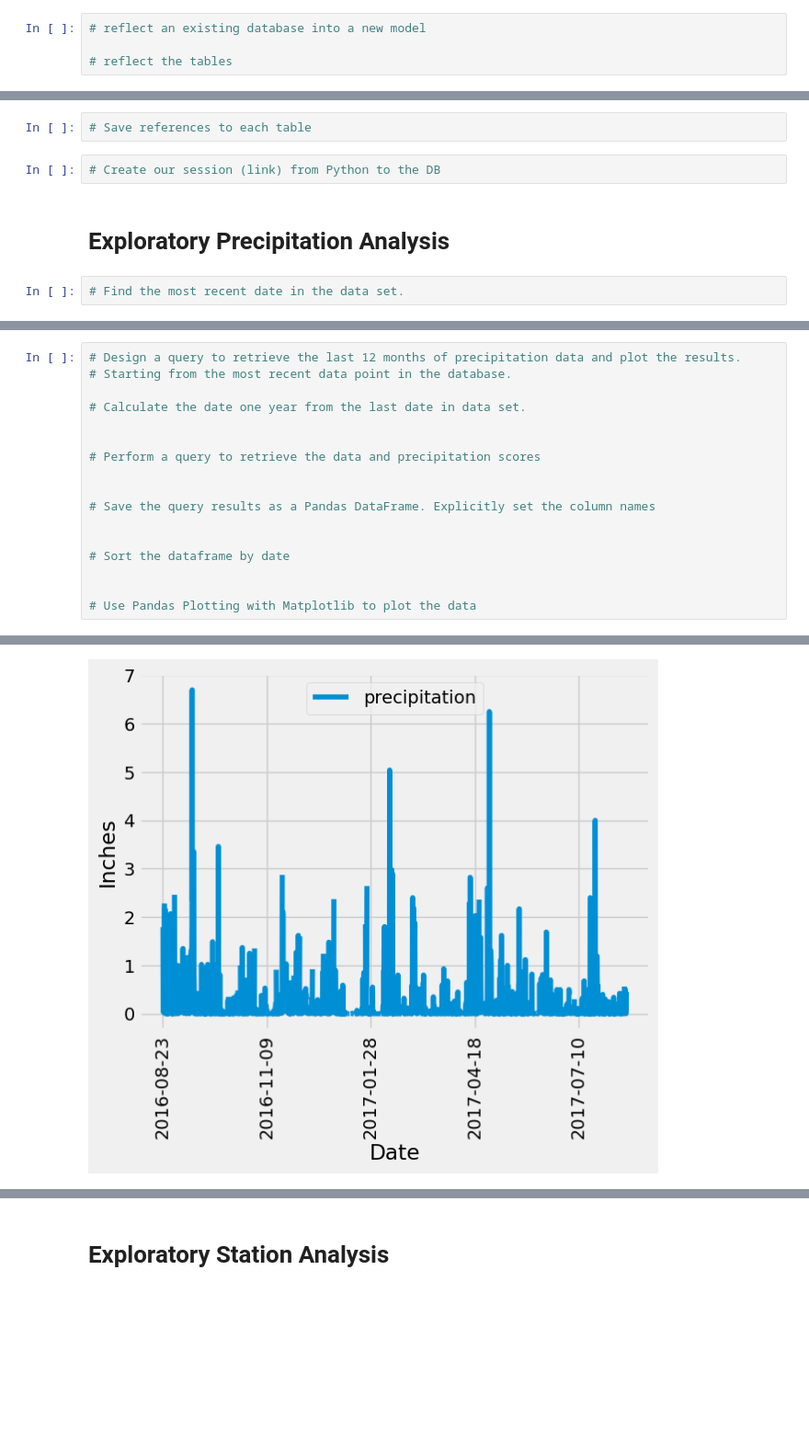
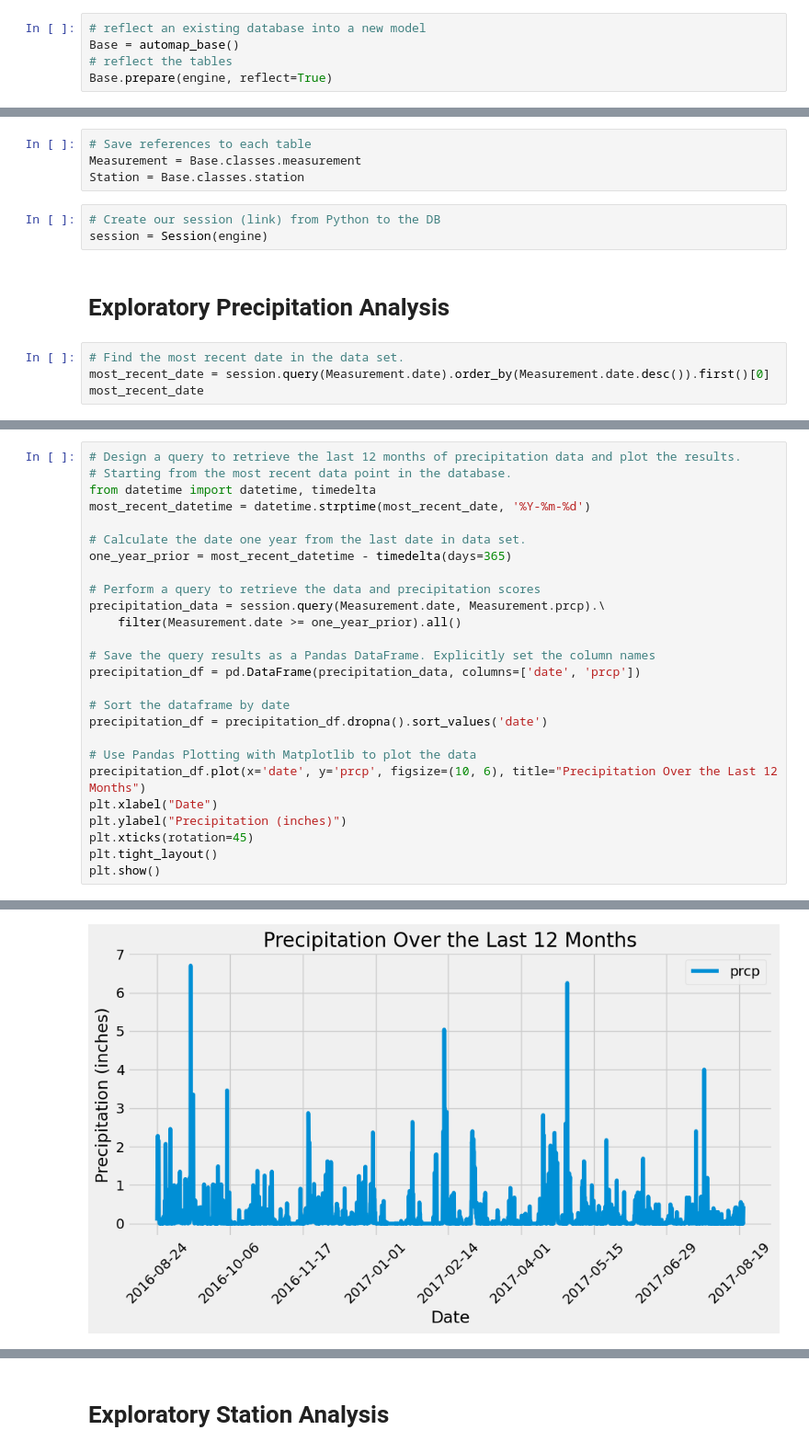
Before and after one commit to ethanshipman/sqlalchemy-challenge, a Jupyter notebook: SurfsUp/climate_starter.ipynb, the cells around one changed output, grey strips where cells are left out. Shown at 92% size. Cells and saved outputs as stored; diff of their text form; blank space fills up the shorter version.

```diff
--- a/SurfsUp/climate_starter.ipynb
+++ b/SurfsUp/climate_starter.ipynb
@@ -20,8 +20,9 @@ from sqlalchemy import create_engine, func
 engine = create_engine("sqlite:///Resources/hawaii.sqlite")
 # %%
 # reflect an existing database into a new model
-
+Base = automap_base()
 # reflect the tables
+Base.prepare(engine, reflect=True)
 # %%
 # View all of the classes that automap found
 # %% [output]
@@ -29,9 +30,14 @@ engine = create_engine("sqlite:///Resources/hawaii.sqlite")
 # %%
 # Save references to each table
+Measurement = Base.classes.measurement
+Station = Base.classes.station
 # %%
 # Create our session (link) from Python to the DB
+session = Session(engine)
 # %% [markdown]
 # Exploratory Precipitation Analysis
 # %%
 # Find the most recent date in the data set.
+most_recent_date = session.query(Measurement.date).order_by(Measurement.date.desc()).first()[0]
+most_recent_date
 # %% [output]
@@ -39,18 +45,27 @@ engine = create_engine("sqlite:///Resources/hawaii.sqlite")
 # %%
 # Design a query to retrieve the last 12 months of precipitation data and plot the results.
 # Starting from the most recent data point in the database.
+from datetime import datetime, timedelta
+most_recent_datetime = datetime.strptime(most_recent_date, '%Y-%m-%d')
 
 # Calculate the date one year from the last date in data set.
-
+one_year_prior = most_recent_datetime - timedelta(days=365)
 
 # Perform a query to retrieve the data and precipitation scores
-
+precipitation_data = session.query(Measurement.date, Measurement.prcp).\
+    filter(Measurement.date >= one_year_prior).all()
 
 # Save the query results as a Pandas DataFrame. Explicitly set the column names
-
+precipitation_df = pd.DataFrame(precipitation_data, columns=['date', 'prcp'])
 
 # Sort the dataframe by date
-
+precipitation_df = precipitation_df.dropna().sort_values('date')
 
 # Use Pandas Plotting with Matplotlib to plot the data
+precipitation_df.plot(x='date', y='prcp', figsize=(10, 6), title="Precipitation Over the Last 12 Months")
+plt.xlabel("Date")
+plt.ylabel("Precipitation (inches)")
+plt.xticks(rotation=45)
+plt.tight_layout()
+plt.show()
 # %% [output]
@@ -58,3 +72,3 @@ Text(0, 0.5, 'Inches')
-[figure, old version]
+[figure, new version]
 # %%
 # Use Pandas to calculate the summary statistics for the precipitation data
```
Also changed, not shown: parts of 8 cells of this notebook, 3 other files.
